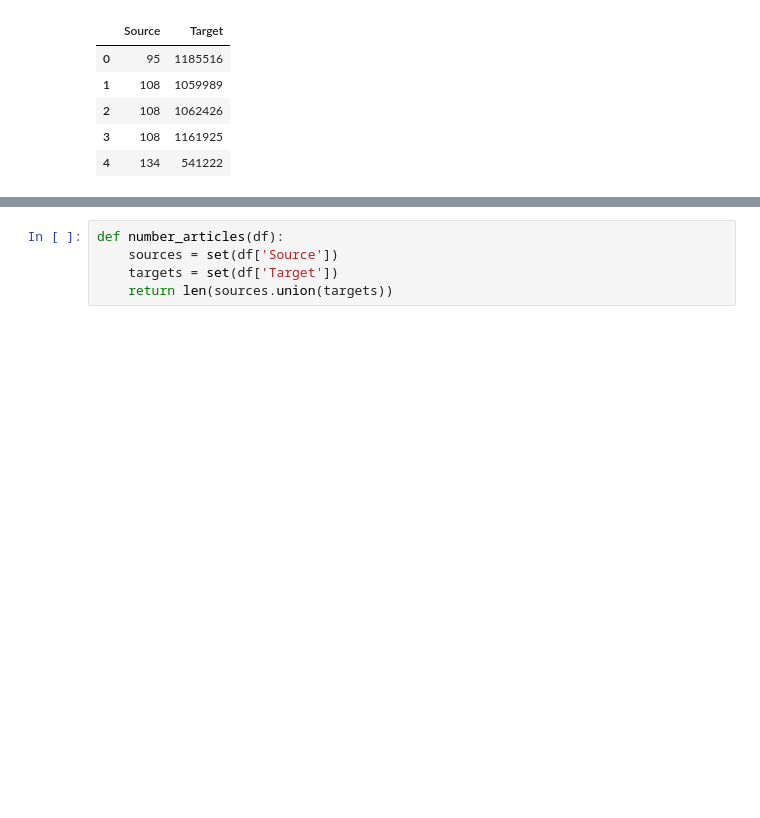
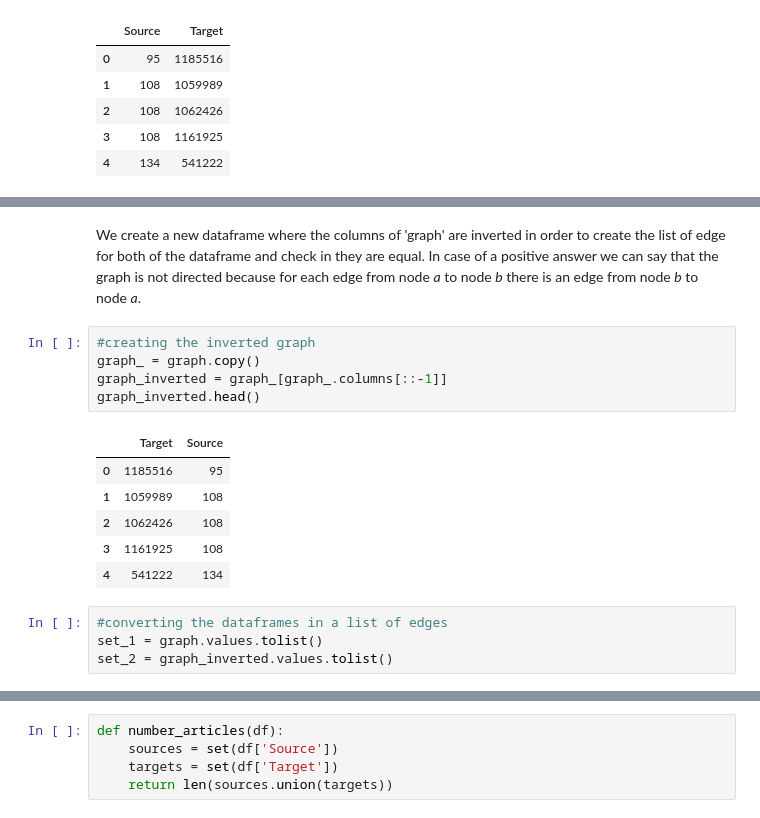
Before and after one commit to AntonioZappia/ADM-HW5, a Jupyter notebook: ADM-HW5.ipynb, the cells around one changed output, grey strips where cells are left out. Cells and saved outputs as stored; diff of their text form; blank space fills up the shorter version.

```diff
--- a/ADM-HW5.ipynb
+++ b/ADM-HW5.ipynb
@@ -185,0 +181,18 @@ import networkx as nx
+# %% [markdown]
+ We create a new dataframe where the columns of 'graph' are inverted in order to create the list of edge for both of the dataframe and check in they are equal. In case of a positive answer we can say that the graph is not directed because for each edge from node _a_ to node _b_ there is an edge from node _b_ to node _a_.
+# %%
+#creating the inverted graph
+graph_ = graph.copy()
+graph_inverted = graph_[graph_.columns[::-1]]
+graph_inverted.head()
+# %% [output]
+|  | Target | Source |
+| 0 | 1185516 | 95 |
+| 1 | 1059989 | 108 |
+| 2 | 1062426 | 108 |
+| 3 | 1161925 | 108 |
+| 4 | 541222 | 134 |
+# %%
+#converting the dataframes in a list of edges
+set_1 = graph.values.tolist()
+set_2 = graph_inverted.values.tolist()
```
Also changed, not shown: parts of 24 cells of this notebook.
